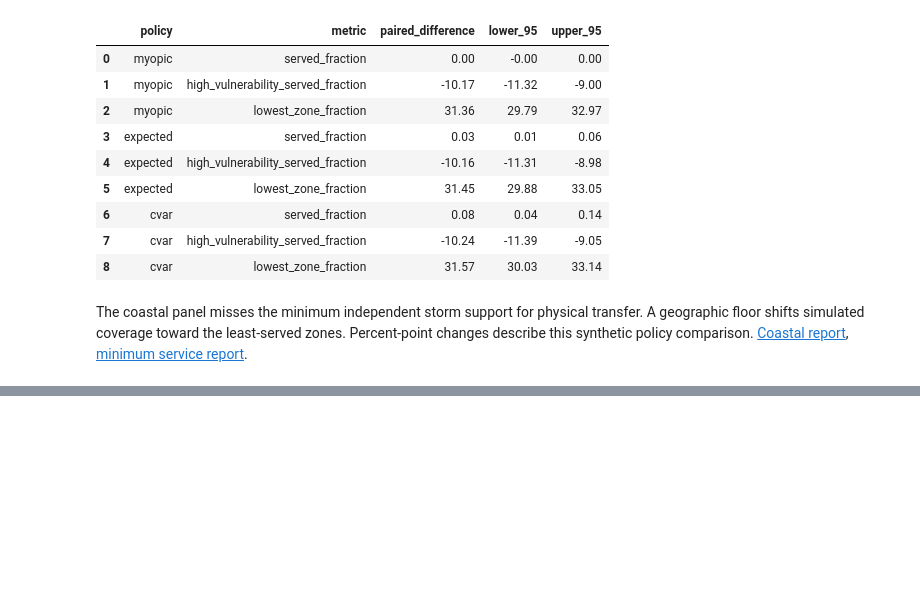
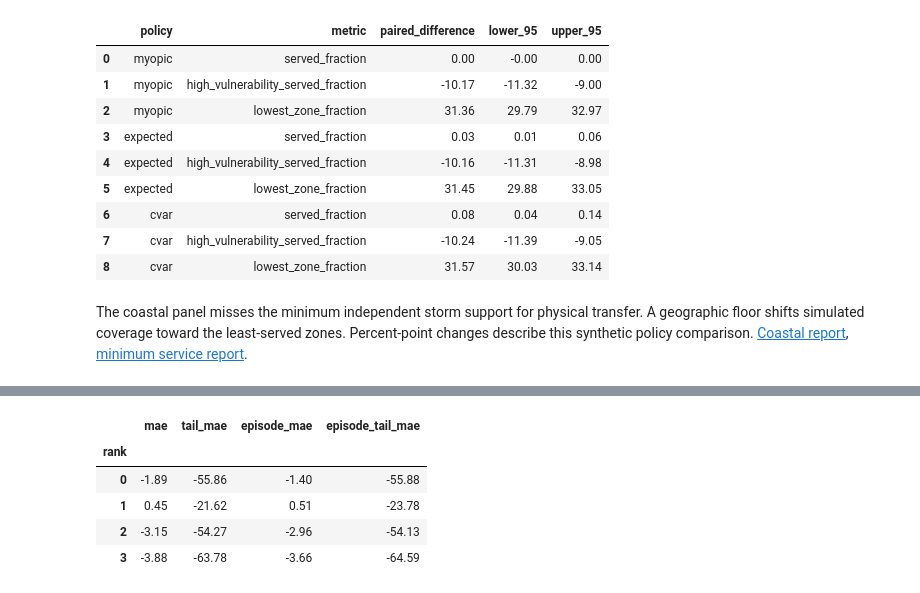
Before and after one commit to leonmarienga/ML-thesis, a Jupyter notebook: research/THESIS_REPRODUCTION.ipynb, the cells around one changed output, grey strips where cells are left out. Drawn from its saved outputs; the diff is of its cells as text; code cells hidden in the pictures; blank space fills up the shorter version.

```diff
--- a/research/THESIS_REPRODUCTION.ipynb
+++ b/research/THESIS_REPRODUCTION.ipynb
@@ -1023,0 +1028,18 @@ The coastal panel misses the minimum independent storm support for physical tran
+# %%
+from pathlib import Path
+import pandas as pd
+
+continuous = Path('research/continuous')
+if not continuous.exists():
+    continuous = Path('continuous')
+fund = continuous / 'weight_influence/results'
+influence = pd.read_csv(fund / 'paired_differences.csv').set_index('rank') / 1e6
+assert (influence.tail_mae < 0).all()
+influence.round(2)
+# %% [output]
+|  | mae | tail_mae | episode_mae | episode_tail_mae |
+| rank |  |  |  |  |
+| 0 | -1.89 | -55.86 | -1.40 | -55.88 |
+| 1 | 0.45 | -21.62 | 0.51 | -23.78 |
+| 2 | -3.15 | -54.27 | -2.96 | -54.13 |
+| 3 | -3.88 | -63.78 | -3.66 | -64.59 |
```
Also changed, not shown: parts of 5 cells of this notebook, 23 other files.
